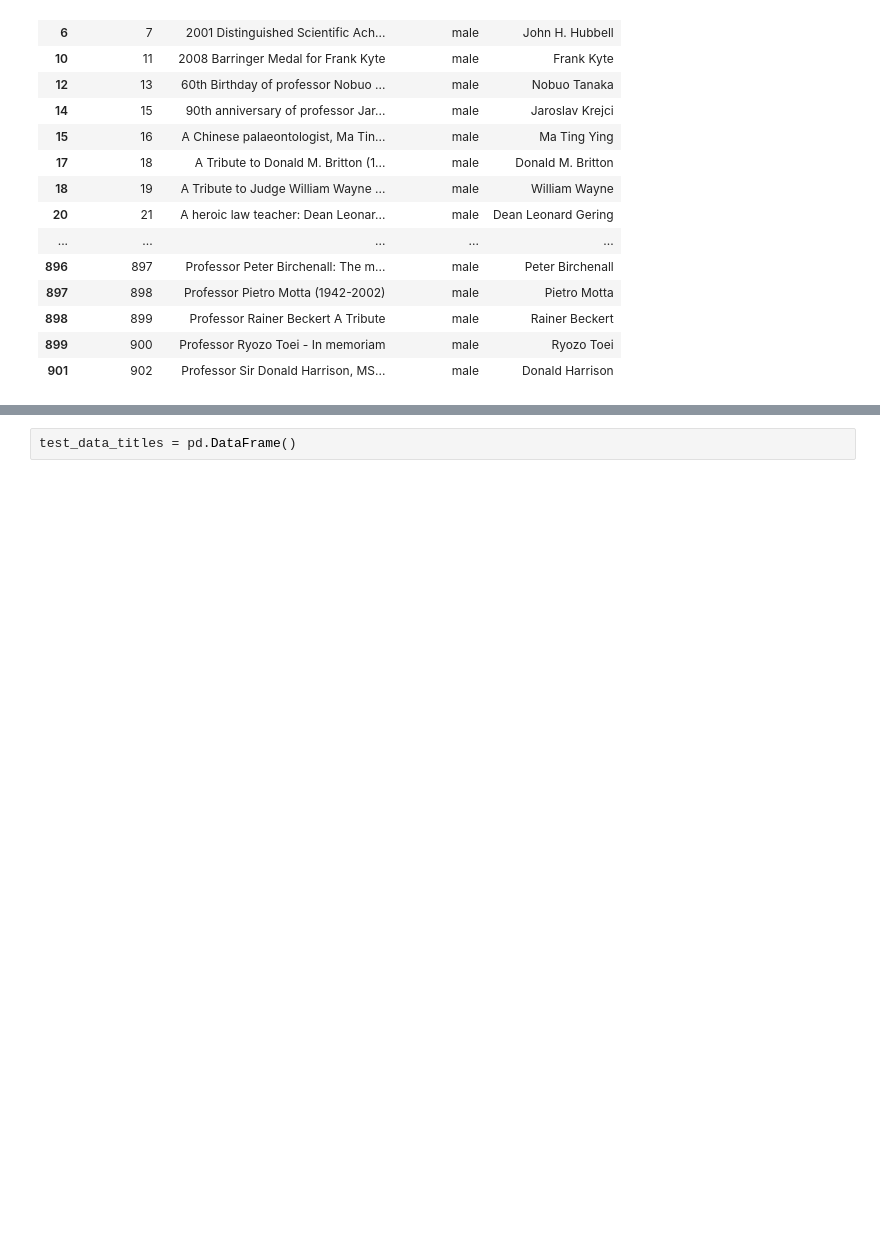
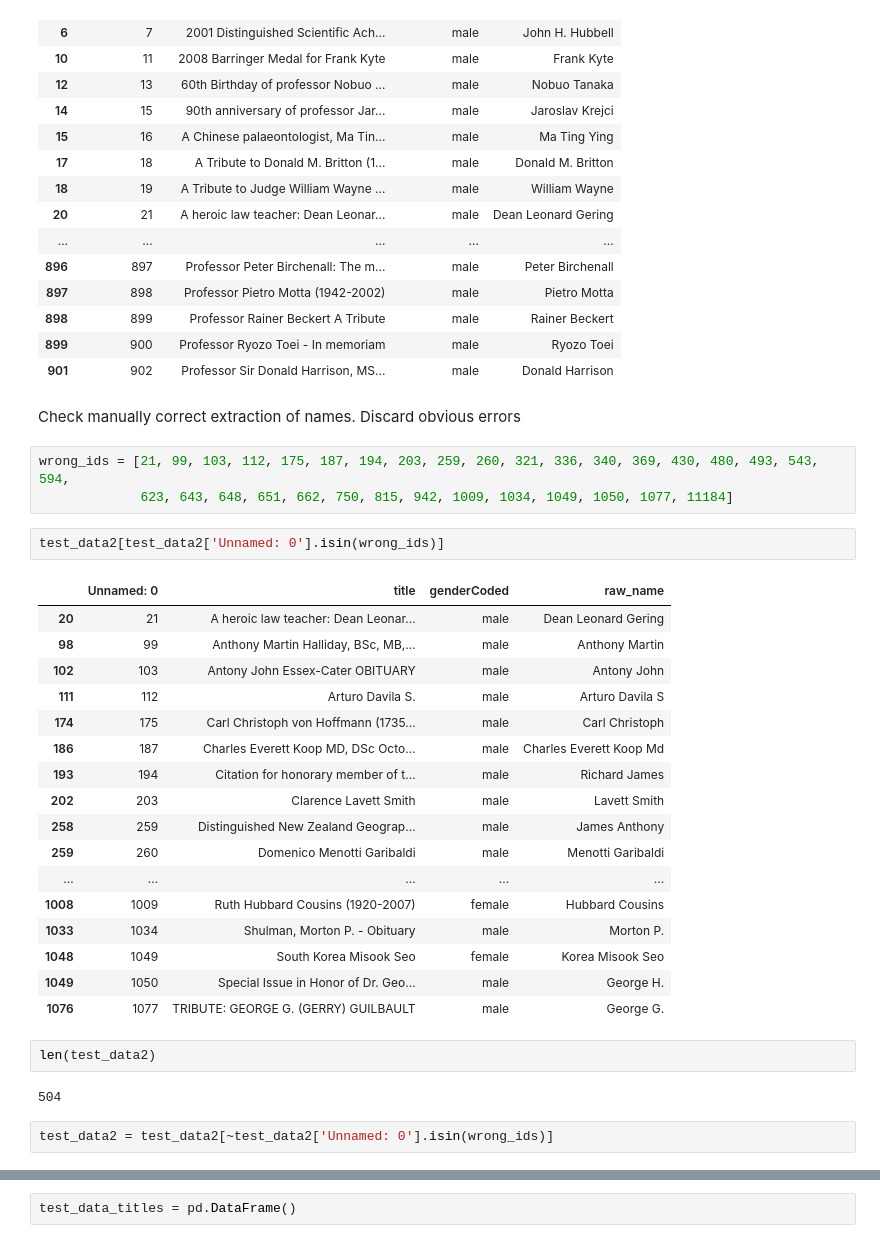
Before and after one commit to GenderGapSTEM-PublicationAnalysis/name_gender_inference, a Jupyter notebook: test_data/raw_data/Prepare_test_data_from_genderizeR_paper.ipynb, the cells around one changed output, grey strips where cells are left out. Drawn from its saved outputs; the diff is of its cells as text; blank space fills up the shorter version.

```diff
--- a/test_data/raw_data/Prepare_test_data_from_genderizeR_paper.ipynb
+++ b/test_data/raw_data/Prepare_test_data_from_genderizeR_paper.ipynb
@@ -393,3 +393,34 @@ test_data2
 | 898 | 899 | Professor Rainer Beckert A Tribute | male | Rainer Beckert |
 | 899 | 900 | Professor Ryozo Toei - In memoriam | male | Ryozo Toei |
 | 901 | 902 | Professor Sir Donald Harrison, MS... | male | Donald Harrison |
+# %% [markdown]
+Check manually correct extraction of names. Discard obvious errors
+# %%
+wrong_ids = [21, 99, 103, 112, 175, 187, 194, 203, 259, 260, 321, 336, 340, 369, 430, 480, 493, 543, 594,
+             623, 643, 648, 651, 662, 750, 815, 942, 1009, 1034, 1049, 1050, 1077, 11184]
+# %%
+test_data2[test_data2['Unnamed: 0'].isin(wrong_ids)]
+# %% [output]
+|  | Unnamed: 0 | title | genderCoded | raw_name |
+| 20 | 21 | A heroic law teacher: Dean Leonar... | male | Dean Leonard Gering |
+| 98 | 99 | Anthony Martin Halliday, BSc, MB,... | male | Anthony Martin |
+| 102 | 103 | Antony John Essex-Cater OBITUARY | male | Antony John |
+| 111 | 112 | Arturo Davila S. | male | Arturo Davila S |
+| 174 | 175 | Carl Christoph von Hoffmann (1735... | male | Carl Christoph |
+| 186 | 187 | Charles Everett Koop MD, DSc Octo... | male | Charles Everett Koop Md |
+| 193 | 194 | Citation for honorary member of t... | male | Richard James |
+| 202 | 203 | Clarence Lavett Smith | male | Lavett Smith |
+| 258 | 259 | Distinguished New Zealand Geograp... | male | James Anthony |
+| 259 | 260 | Domenico Menotti Garibaldi | male | Menotti Garibaldi |
+| ... | ... | ... | ... | ... |
+| 1008 | 1009 | Ruth Hubbard Cousins (1920-2007) | female | Hubbard Cousins |
+| 1033 | 1034 | Shulman, Morton P. - Obituary | male | Morton P. |
+| 1048 | 1049 | South Korea Misook Seo | female | Korea Misook Seo |
+| 1049 | 1050 | Special Issue in Honor of Dr. Geo... | male | George H. |
+| 1076 | 1077 | TRIBUTE: GEORGE G. (GERRY) GUILBAULT | male | George G. |
+# %%
+len(test_data2)
+# %% [output]
+504
+# %%
+test_data2 = test_data2[~test_data2['Unnamed: 0'].isin(wrong_ids)]
```
Also changed, not shown: parts of 30 cells of this notebook, 1 other file.
